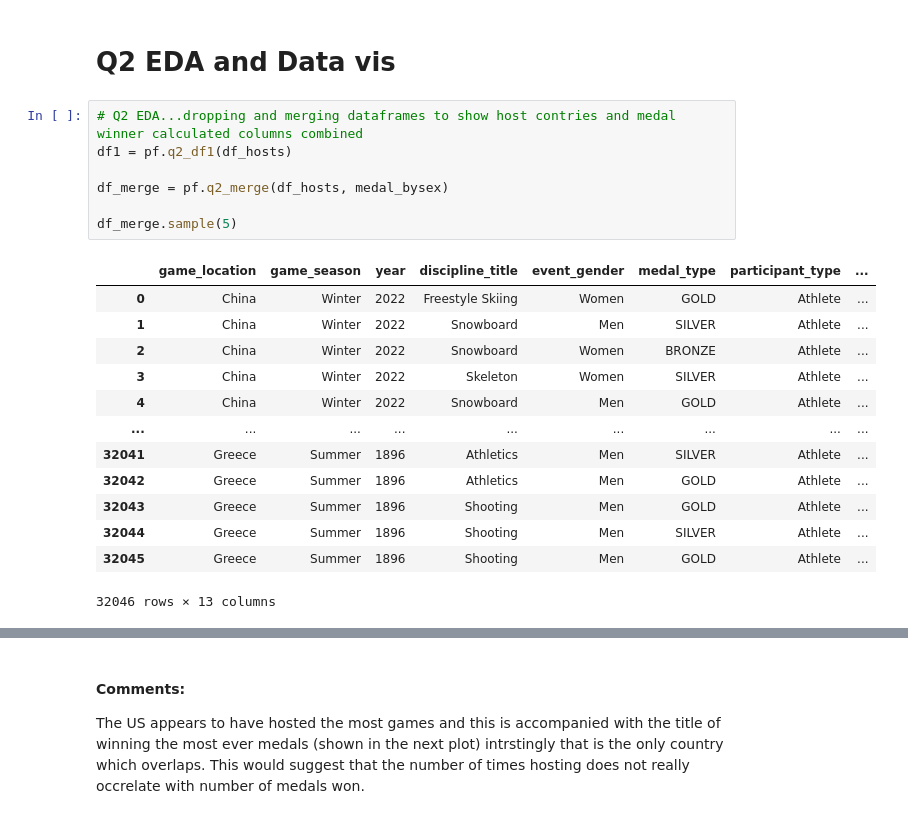
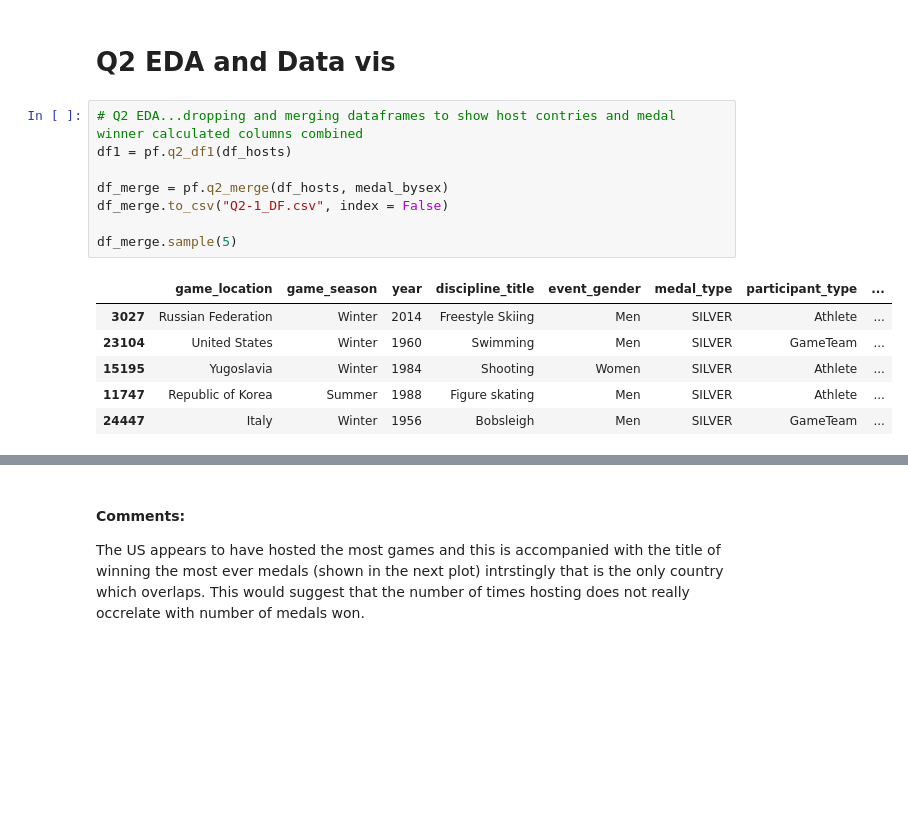
Before and after one commit to ubco-W2022T2-data301/project-group-group17, a Jupyter notebook: analysis/notebooks/analysis_conan.ipynb, the cells around one changed output, grey strips where cells are left out. Saved outputs shown, nothing was run; the diff lists cells and outputs as text; blank space fills up the shorter version.

```diff
--- a/analysis/notebooks/analysis_conan.ipynb
+++ b/analysis/notebooks/analysis_conan.ipynb
@@ -193,24 +194,18 @@ Above I show the number of medals won by the top country each year split into ma
 # %%
 # Q2 EDA...dropping and merging dataframes to show host contries and medal winner calculated columns combined
 df1 = pf.q2_df1(df_hosts)
 
 df_merge = pf.q2_merge(df_hosts, medal_bysex)
+df_merge.to_csv("Q2-1_DF.csv", index = False)
 
 df_merge.sample(5)
 # %% [output]
 |  | game_location | game_season | year | discipline_title | event_gender | medal_type | participant_type | ... |
-| 0 | China | Winter | 2022 | Freestyle Skiing | Women | GOLD | Athlete | ... |
-| 1 | China | Winter | 2022 | Snowboard | Men | SILVER | Athlete | ... |
-| 2 | China | Winter | 2022 | Snowboard | Women | BRONZE | Athlete | ... |
-| 3 | China | Winter | 2022 | Skeleton | Women | SILVER | Athlete | ... |
-| 4 | China | Winter | 2022 | Snowboard | Men | GOLD | Athlete | ... |
-| ... | ... | ... | ... | ... | ... | ... | ... | ... |
-| 32041 | Greece | Summer | 1896 | Athletics | Men | SILVER | Athlete | ... |
-| 32042 | Greece | Summer | 1896 | Athletics | Men | GOLD | Athlete | ... |
-| 32043 | Greece | Summer | 1896 | Shooting | Men | GOLD | Athlete | ... |
-| 32044 | Greece | Summer | 1896 | Shooting | Men | SILVER | Athlete | ... |
-| 32045 | Greece | Summer | 1896 | Shooting | Men | GOLD | Athlete | ... |
+| 3027 | Russian Federation | Winter | 2014 | Freestyle Skiing | Men | SILVER | Athlete | ... |
+| 23104 | United States | Winter | 1960 | Swimming | Men | SILVER | GameTeam | ... |
+| 15195 | Yugoslavia | Winter | 1984 | Shooting | Women | SILVER | Athlete | ... |
+| 11747 | Republic of Korea | Summer | 1988 | Figure skating | Men | SILVER | Athlete | ... |
+| 24447 | Italy | Winter | 1956 | Bobsleigh | Men | SILVER | GameTeam | ... |
-32046 rows × 13 columns
 # %%
 # Q2 Data vis
 
```
Also changed, not shown: parts of 8 cells of this notebook, 8 other files.
